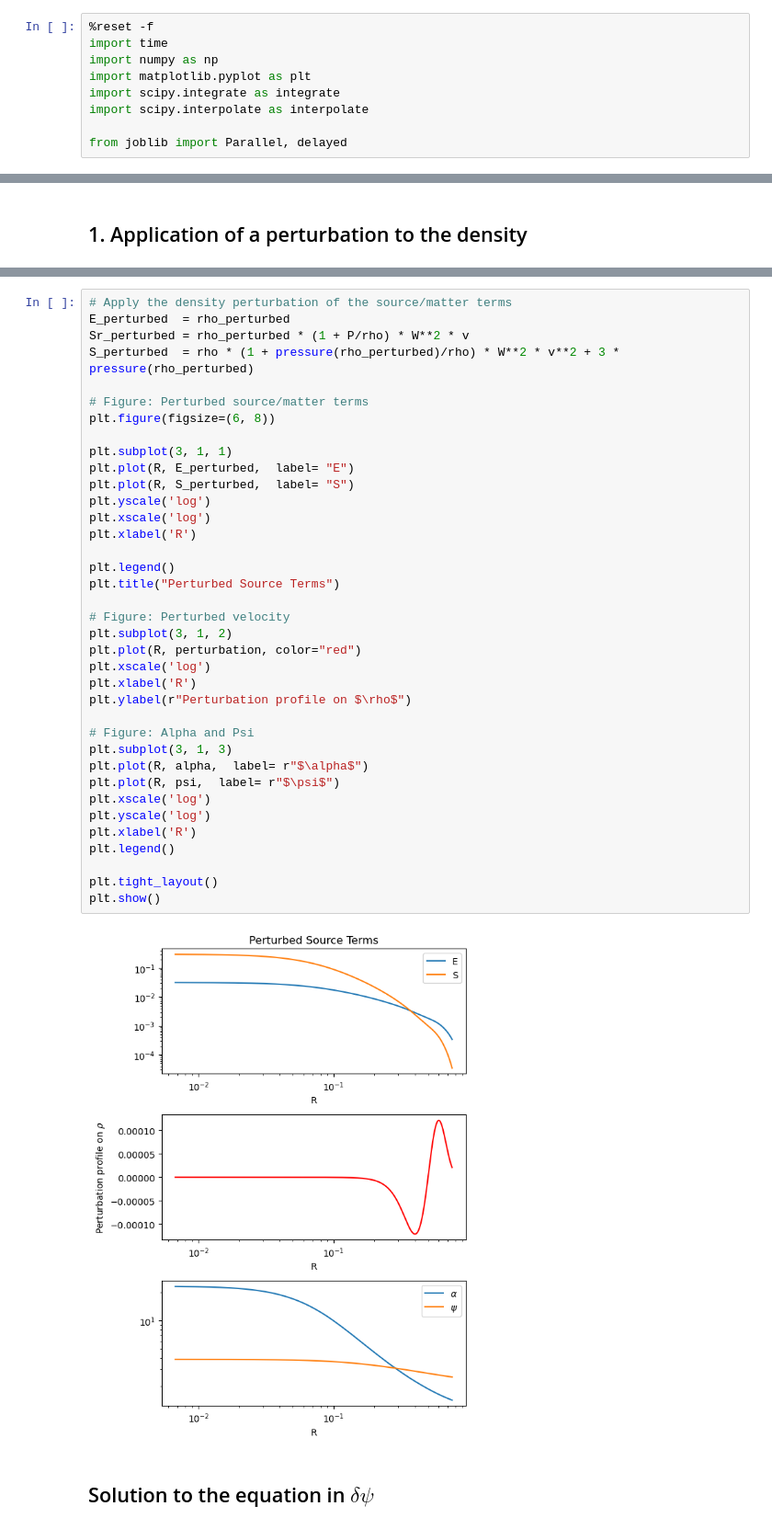
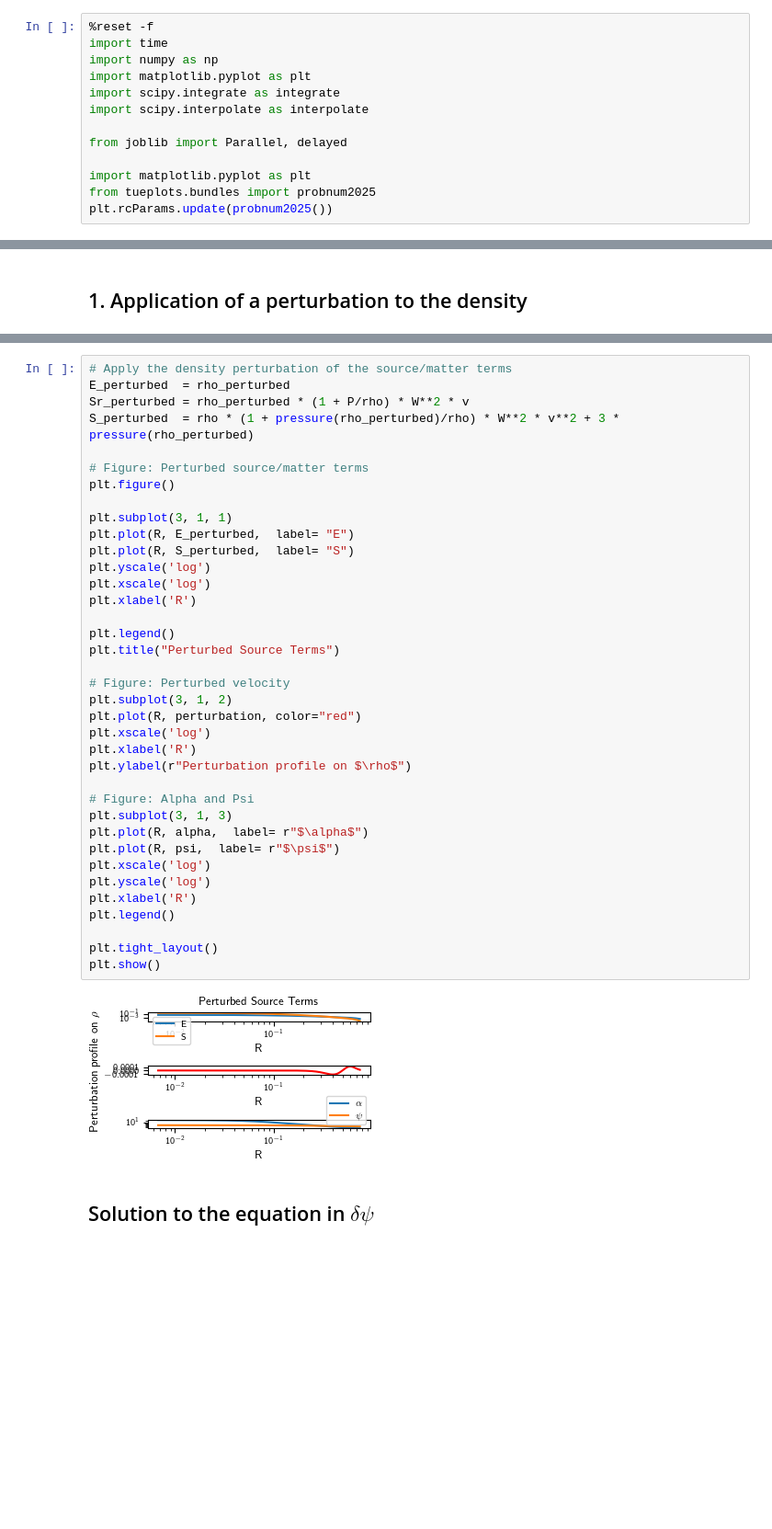
Before and after one commit to Poincare-code/henri, a Jupyter notebook: notebooks/figures_perturbed_density.ipynb, the cells around one changed output, grey strips where cells are left out. Shown at 92% size. Drawn from its saved outputs; the diff is of its cells as text; blank space fills up the shorter version.

```diff
--- a/notebooks/figures_perturbed_density.ipynb
+++ b/notebooks/figures_perturbed_density.ipynb
@@ -7,6 +7,10 @@ import scipy.integrate as integrate
 import scipy.interpolate as interpolate
 
 from joblib import Parallel, delayed
+
+import matplotlib.pyplot as plt
+from tueplots.bundles import probnum2025
+plt.rcParams.update(probnum2025())
 # %% [markdown]
 ### 0. Solutions to the TOV-Equations and Source/Matter Terms
 # %%
@@ -95,38 +102,38 @@ Sr_perturbed = rho_perturbed * (1 + P/rho) * W**2 * v
 S_perturbed  = rho * (1 + pressure(rho_perturbed)/rho) * W**2 * v**2 + 3 * pressure(rho_perturbed)
 
 # Figure: Perturbed source/matter terms
-plt.figure(figsize=(6, 8))
+plt.figure()
 
 plt.subplot(3, 1, 1)
 plt.plot(R, E_perturbed,  label= "E")
 plt.plot(R, S_perturbed,  label= "S")
 plt.yscale('log')
 plt.xscale('log')
 plt.xlabel('R')
 
 plt.legend()
 plt.title("Perturbed Source Terms")
 
 # Figure: Perturbed velocity
 plt.subplot(3, 1, 2)
 plt.plot(R, perturbation, color="red")
 plt.xscale('log')
 plt.xlabel('R')
 plt.ylabel(r"Perturbation profile on $\rho$")
 
 # Figure: Alpha and Psi
 plt.subplot(3, 1, 3)
 plt.plot(R, alpha,  label= r"$\alpha$")
 plt.plot(R, psi,  label= r"$\psi$")
 plt.xscale('log')
 plt.yscale('log')
 plt.xlabel('R')
 plt.legend()
 
 plt.tight_layout()
 plt.show()
 # %% [output]
-[figure, old version]
+[figure, new version]
 # %% [markdown]
 ## Solution to the equation in $\delta \psi$
 # %% [markdown]
```
Also changed, not shown: parts of 19 cells of this notebook, 2 other files.
